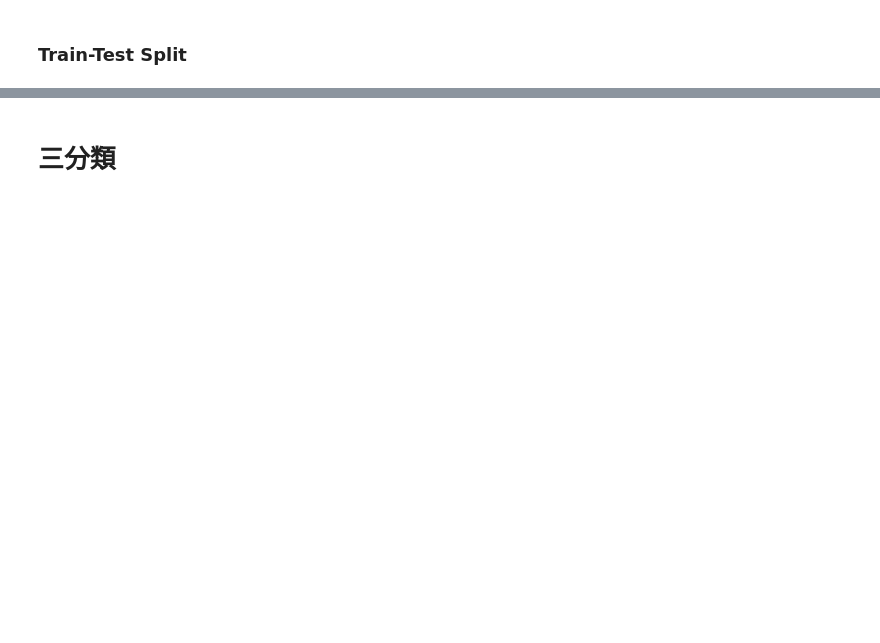
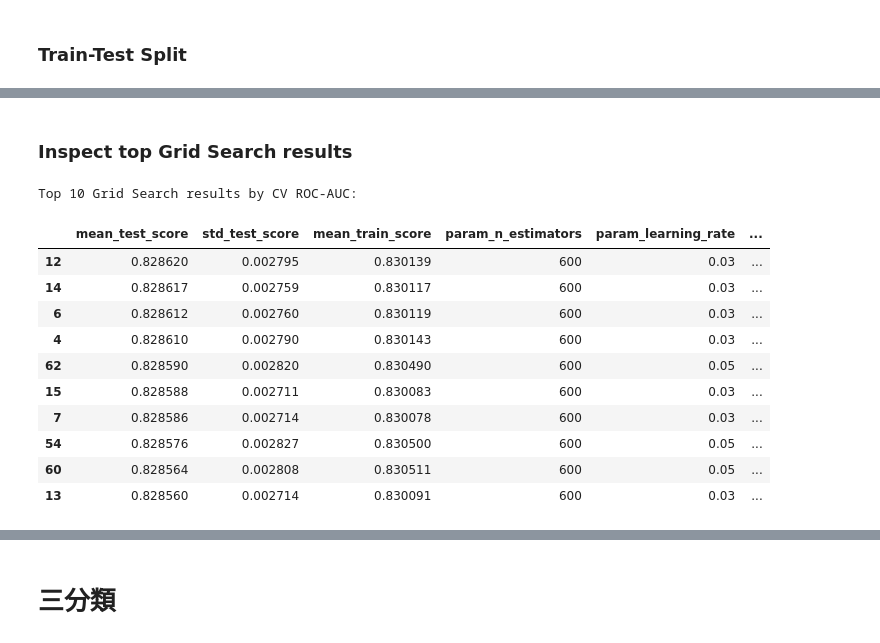
Before and after one commit to gordon921212/Baseball-Project, a Jupyter notebook: Xgboost.ipynb, the cells around one changed output, grey strips where cells are left out. Saved outputs shown, nothing was run; the diff lists cells and outputs as text; code cells hidden in the pictures; blank space fills up the shorter version.

```diff
--- a/Xgboost.ipynb
+++ b/Xgboost.ipynb
@@ -181,3 +333,41 @@ plt.show()
+# %% [markdown]
+### Inspect top Grid Search results
+# %%
+# Show the top parameter combinations ranked by validation ROC-AUC during CV
+cv_results = pd.DataFrame(grid_search.cv_results_)
+
+cols = [
+    'mean_test_score',
+    'std_test_score',
+    'mean_train_score',
+    'param_n_estimators',
+    'param_learning_rate',
+    'param_max_depth',
+    'param_min_child_weight',
+    'param_reg_lambda',
+    'param_scale_pos_weight'
+]
+
+top_results = cv_results[cols].sort_values(
+    by='mean_test_score',
+    ascending=False
+).head(10)
+
+print("Top 10 Grid Search results by CV ROC-AUC:")
+display(top_results)
+# %% [output]
+Top 10 Grid Search results by CV ROC-AUC:
+|  | mean_test_score | std_test_score | mean_train_score | param_n_estimators | param_learning_rate | ... |
+| 12 | 0.828620 | 0.002795 | 0.830139 | 600 | 0.03 | ... |
+| 14 | 0.828617 | 0.002759 | 0.830117 | 600 | 0.03 | ... |
+| 6 | 0.828612 | 0.002760 | 0.830119 | 600 | 0.03 | ... |
+| 4 | 0.828610 | 0.002790 | 0.830143 | 600 | 0.03 | ... |
+| 62 | 0.828590 | 0.002820 | 0.830490 | 600 | 0.05 | ... |
+| 15 | 0.828588 | 0.002711 | 0.830083 | 600 | 0.03 | ... |
+| 7 | 0.828586 | 0.002714 | 0.830078 | 600 | 0.03 | ... |
+| 54 | 0.828576 | 0.002827 | 0.830500 | 600 | 0.05 | ... |
+| 60 | 0.828564 | 0.002808 | 0.830511 | 600 | 0.05 | ... |
+| 13 | 0.828560 | 0.002714 | 0.830091 | 600 | 0.03 | ... |
 # %%
 import pandas as pd
 
```
Also changed, not shown: parts of 18 cells of this notebook.
